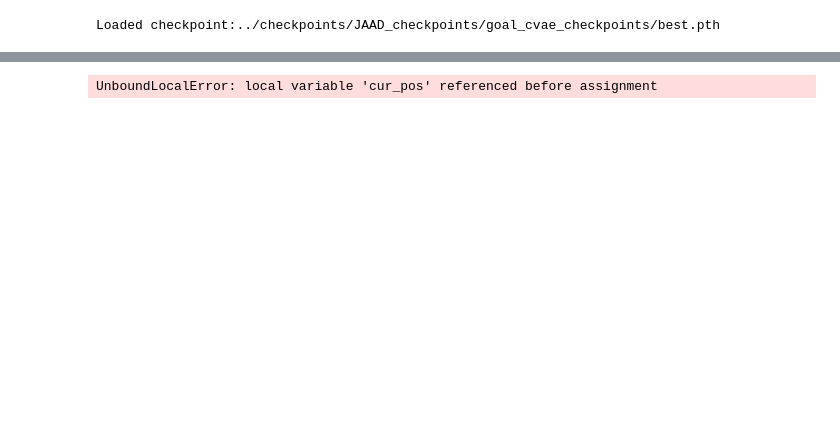
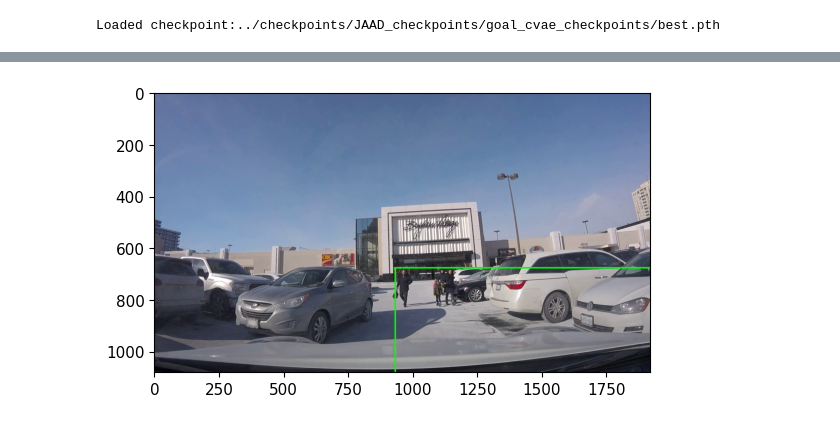
Before and after one commit to sonorousduck/bidireaction-trajectory-prediction, a Jupyter notebook: tools/run_on_different_video.ipynb, the cells around one changed output, grey strips where cells are left out. Saved outputs shown, nothing was run; the diff lists cells and outputs as text; code cells hidden in the pictures; blank space fills up the shorter version.

Commit message:
Got it to run on 15 images only. Need to scale down before sending it to network, then I need to make it so it does it for all detected people

```diff
--- a/tools/run_on_different_video.ipynb
+++ b/tools/run_on_different_video.ipynb
@@ -38,8 +41,9 @@ Loaded checkpoint:../checkpoints/JAAD_checkpoints/goal_cvae_checkpoints/best.pth
 # %%
 _, _, inference = build_engine(cfg)
 # %%
-images = [f"../data/JAAD/images/video_0005/000{i + 46}.png" for i in range(16)]
-
+images = [f"../data/JAAD/images/video_0005/000{i + 46}.png" for i in range(15)]
+yolo = torch.hub.load('ultralytics/yolov5', 'yolov5s', pretrained=True)
 
 
 dataloader = DataLoader(images, num_workers=1)
+print(len(images))
@@ -64,17 +76,39 @@ def predict(model, input_x, cur_pos = None):
     pred_traj = pred_traj + cur_pos.unsqueeze(1)
 
     return pred_traj, pred_goal
+# %%
+def get_image(imgs):
+    results = yolo(imgs)
+    data = []
+    for j in range(len(results.pandas().xyxy)):
+        df = results.pandas().xyxy[j]
+        bounding_boxes_pedestrians = df.loc[df['class'] == 0]
+        # TODO: FOR NOW, break statement exists so it only predicts one person... This will need to change
+        for i, row in bounding_boxes_pedestrians.iterrows():
+            data.append([row['xmin'], row['ymin'], row['xmax'], row['ymax']])
+            break
+    data = np.array(data)
+    return torch.FloatTensor(data)
 # %%
 model.eval()
 
-input_x = images
-
-pred_traj, pred_goal = predict(model, input_x, cur_pos=input_x[:, -1, :cfg.MODEL.DEC_OUTPUT_DIM])
-
-
-
-
-# pred_goal = model.goal_decoder()
-# pred_traj = model.pred_future_traj(, pred_goal)
+input_x = get_image(images).to(cfg.DEVICE)
+input_x = input_x.unsqueeze(0)
+cur_pos = input_x[:, -1, :cfg.MODEL.DEC_OUTPUT_DIM]
+pred_traj, pred_goal = predict(model, input_x, cur_pos=input_x[-1, :cfg.MODEL.DEC_OUTPUT_DIM])
+pred_traj = pred_traj.detach().to('cpu').numpy()
+pred_goal = pred_goal.detach().to('cpu').numpy()
-# %% [output]
-UnboundLocalError: local variable 'cur_pos' referenced before assignment
+# %%
+cv_image = cv2.imread(f"../data/JAAD/images/video_0005/00046.png")
+for test in pred_traj:
+    for traj in test:
+        for box in traj:
+            # rect = cv2.boundingRect(testArray)
+            x, y, w, h = int(box[0]), int(box[1]), int(box[2]), int(box[3])
+            cv2.rectangle(cv_image, (x, y), (x+w, y+h), (0, 255, 0), 2)
+
+RGB_img = cv2.cvtColor(cv_image, cv2.COLOR_BGR2RGB)
+plt.imshow(RGB_img)
+plt.show()
+# %% [output]
+[figure, added]
```
Also changed, not shown: parts of 3 cells of this notebook, 2 other files.
